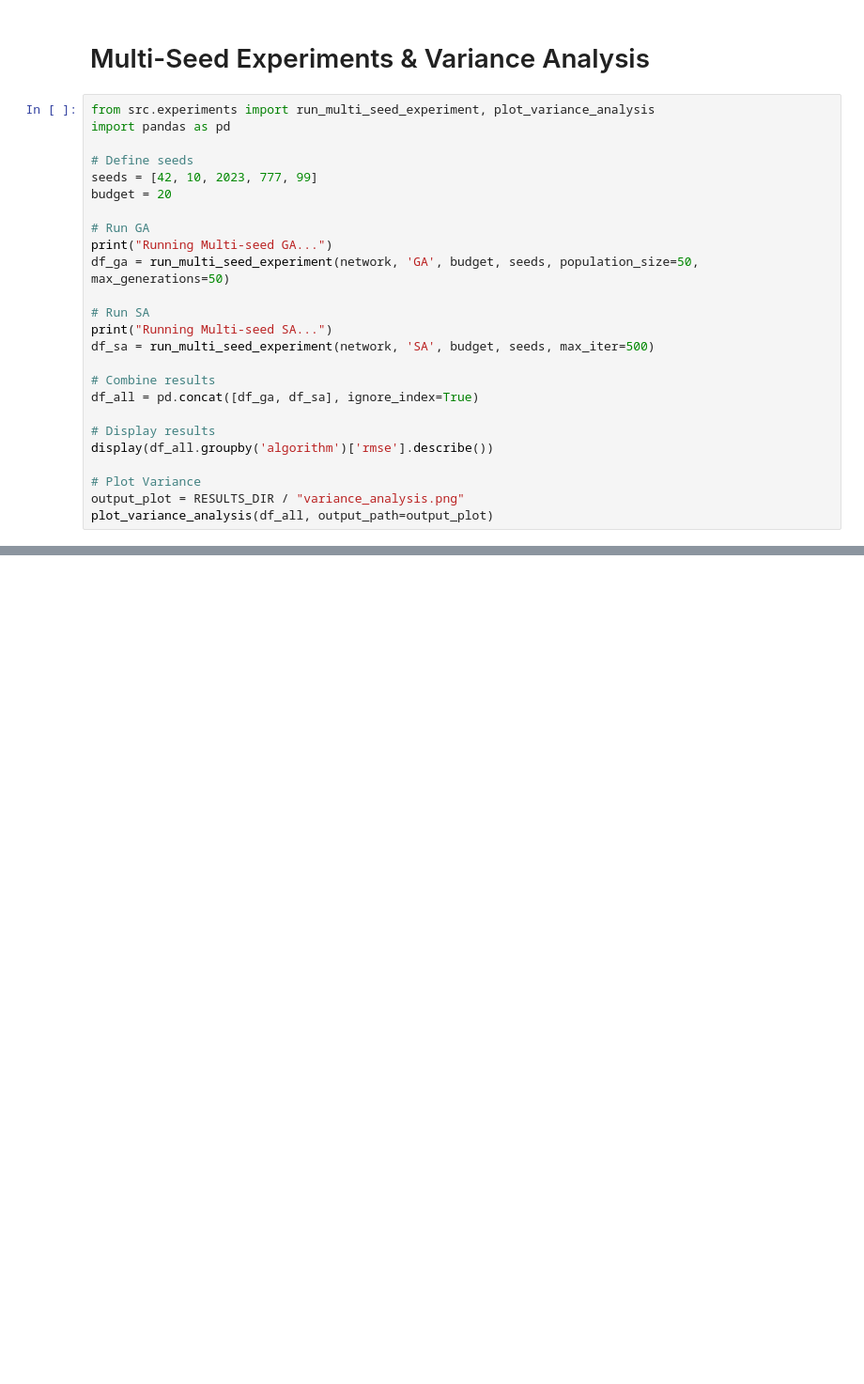
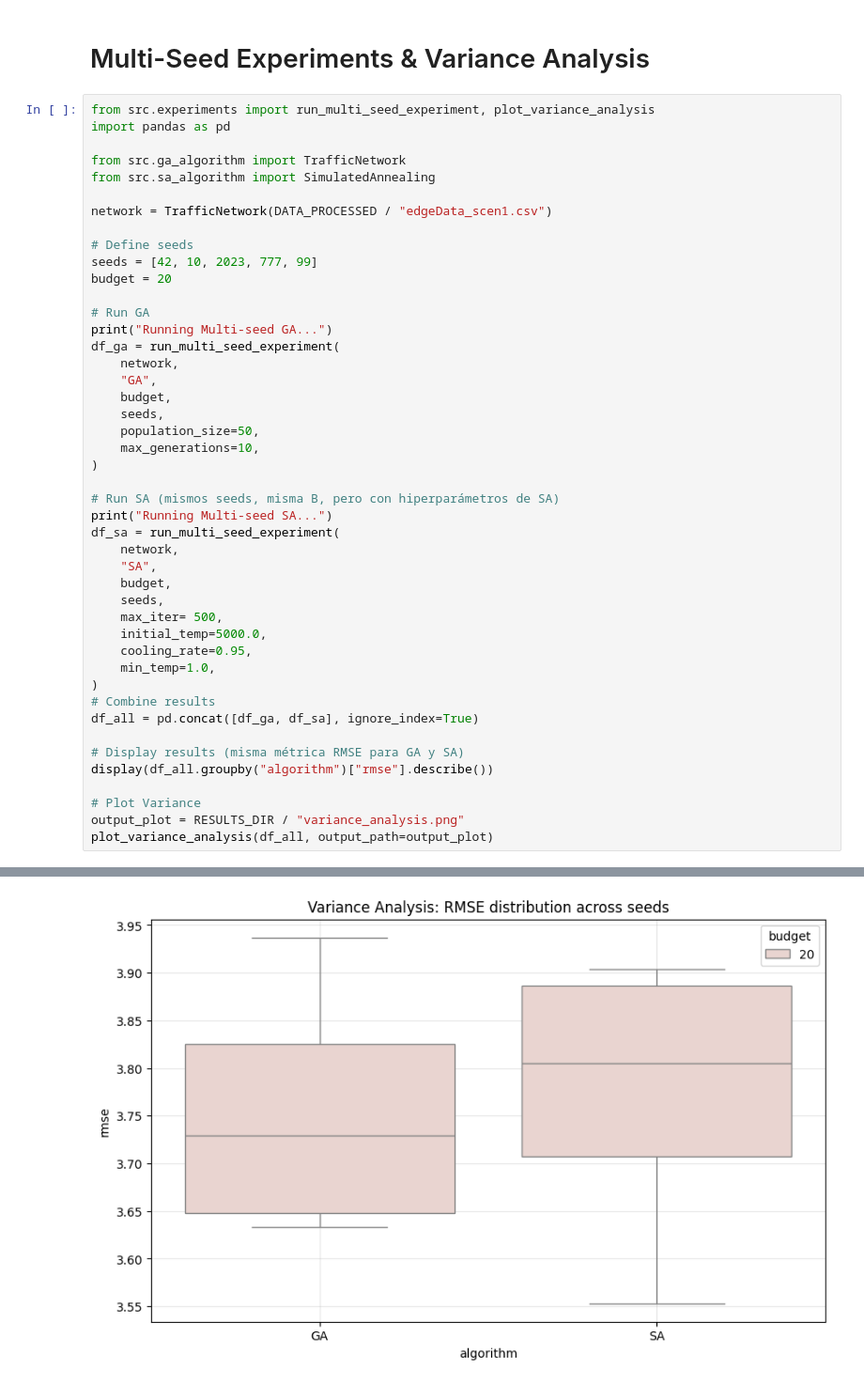
Before and after one commit to ignagp34/TSLP_Algeciras, a Jupyter notebook: notebooks/01_experimentos.ipynb, the cells around one changed output, grey strips where cells are left out. Shown at 94% size. Drawn from its saved outputs; the diff is of its cells as text; blank space fills up the shorter version.

```diff
--- a/notebooks/01_experimentos.ipynb
+++ b/notebooks/01_experimentos.ipynb
@@ -332,6 +347,11 @@ print(f"SA Solution saved to {output_sa_path}")
 # %%
 from src.experiments import run_multi_seed_experiment, plot_variance_analysis
 import pandas as pd
+
+from src.ga_algorithm import TrafficNetwork
+from src.sa_algorithm import SimulatedAnnealing
+
+network = TrafficNetwork(DATA_PROCESSED / "edgeData_scen1.csv")
 
 # Define seeds
 seeds = [42, 10, 2023, 777, 99]
@@ -339,18 +359,34 @@ budget = 20
 
 # Run GA
 print("Running Multi-seed GA...")
-df_ga = run_multi_seed_experiment(network, 'GA', budget, seeds, population_size=50, max_generations=50)
+df_ga = run_multi_seed_experiment(
+    network,
+    "GA",
+    budget,
+    seeds,
+    population_size=50,
+    max_generations=10,
+)
 
-# Run SA
+# Run SA (mismos seeds, misma B, pero con hiperparámetros de SA)
 print("Running Multi-seed SA...")
-df_sa = run_multi_seed_experiment(network, 'SA', budget, seeds, max_iter=500)
-
+df_sa = run_multi_seed_experiment(
+    network,
+    "SA",
+    budget,
+    seeds,
+    max_iter= 500,
+    initial_temp=5000.0,
+    cooling_rate=0.95,
+    min_temp=1.0,
+)
 # Combine results
 df_all = pd.concat([df_ga, df_sa], ignore_index=True)
 
-# Display results
-display(df_all.groupby('algorithm')['rmse'].describe())
+# Display results (misma métrica RMSE para GA y SA)
+display(df_all.groupby("algorithm")["rmse"].describe())
 
 # Plot Variance
 output_plot = RESULTS_DIR / "variance_analysis.png"
 plot_variance_analysis(df_all, output_path=output_plot)
+# %% [output]
@@ -356,0 +401 @@ plot_variance_analysis(df_all, output_path=output_plot)
+[figure, added]
```
Also changed, not shown: parts of 3 cells of this notebook, 13 other files.
